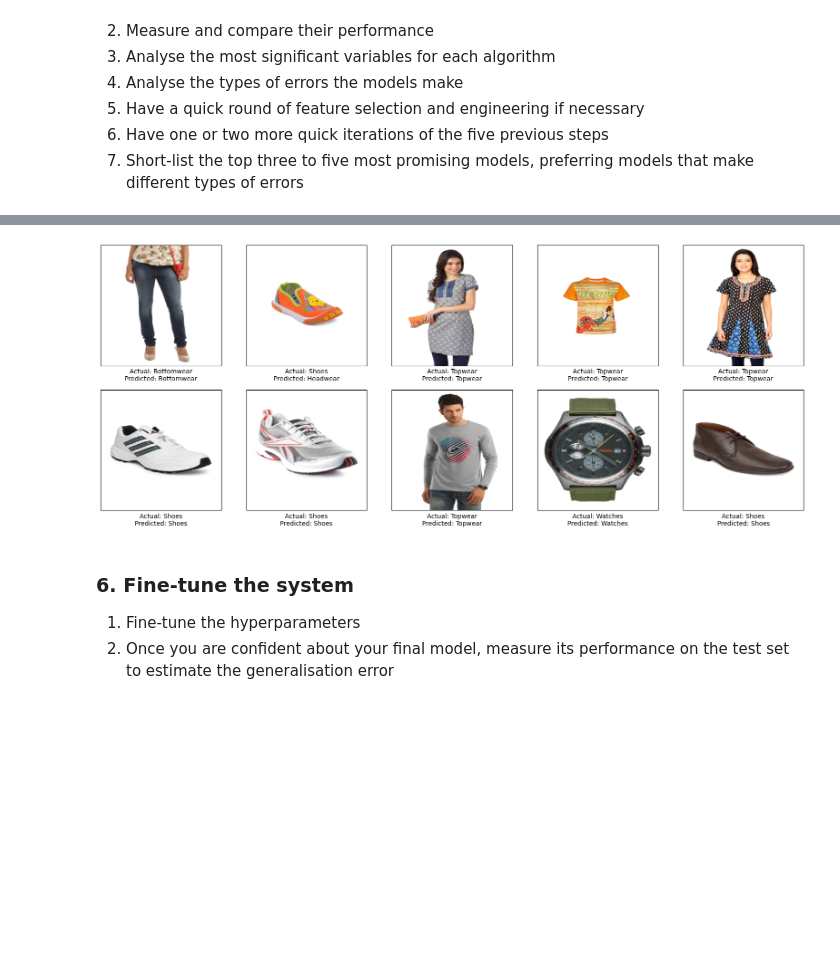
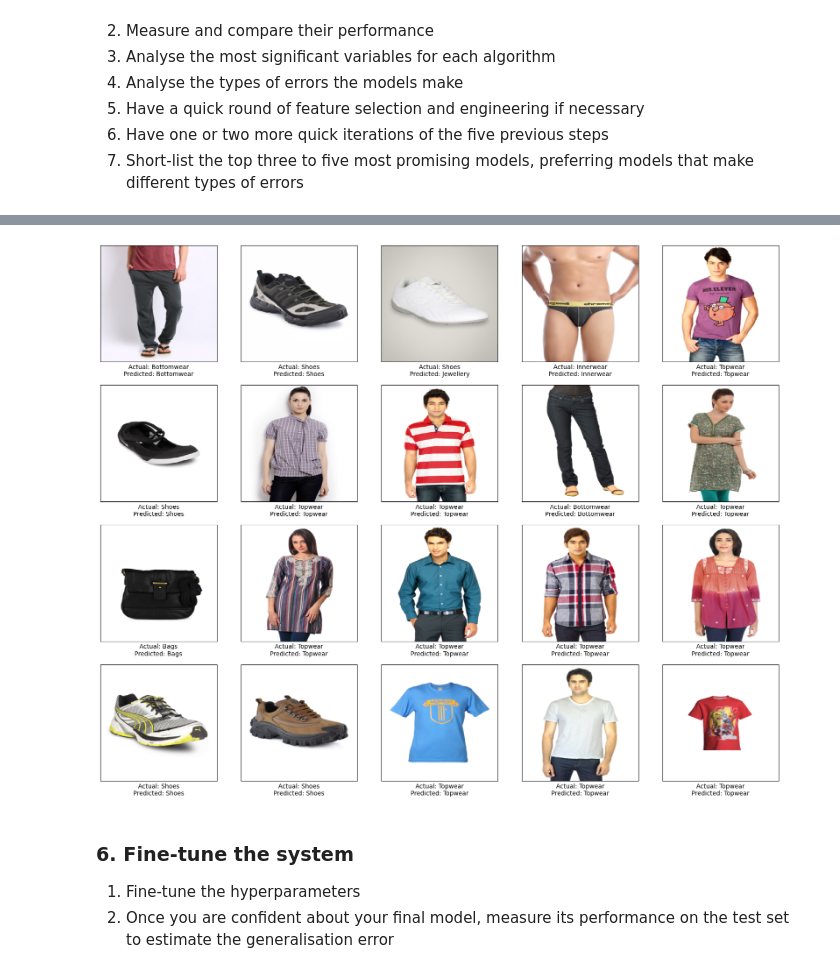
Before and after one commit to Sedilin/MAL1---Final-Project, a Jupyter notebook: 7. Final Group Project.ipynb, the cells around one changed output, grey strips where cells are left out. Saved outputs shown, nothing was run; the diff lists cells and outputs as text; code cells hidden in the pictures; blank space fills up the shorter version.

```diff
--- a/7. Final Group Project.ipynb
+++ b/7. Final Group Project.ipynb
@@ -95,7 +95,7 @@ def load_images(image_paths):
     return np.array(images)
 
 # Sample 2000 objects from the filtered dataset
-sampled_df = filtered_df.sample(n=2000, random_state=42)
+sampled_df = filtered_df.sample(n=5000, random_state=42)
 
 # Extract image paths and labels
 image_paths = sampled_df['image_path'].values
@@ -232,8 +233,6 @@ import tensorflow as tf
 model = tf.keras.Sequential([
     tf.keras.Input(shape=(224, 224, 3)),  # Start with the Input layer
     tf.keras.layers.Flatten(),
-    tf.keras.layers.Dense(128, activation='relu'),
-    tf.keras.layers.Dense(64, activation='relu'),
     tf.keras.layers.Dense(17)  # Assuming 17 output classes
 ])
 
@@ -241,5 +240,5 @@ model.compile(optimizer='adam',
               loss=tf.keras.losses.SparseCategoricalCrossentropy(from_logits=True),
               metrics=['accuracy'])
 # %%
-model.fit(train_images, train_labels_encoded, epochs=10)
+model.fit(train_images, train_labels_encoded, epochs=20)
 # %% [output]
@@ -281,26 +277,26 @@ predictions = probability_model.predict(test_images)
 # %%
 import matplotlib.pyplot as plt
 
 # Define class names based on the label mapping
 class_names = list(label_mapping.keys())
 
 def plot_image_predictions(images, labels, predictions, class_names, num_images=10):
     plt.figure(figsize=(20, 20))
     for i in range(min(num_images, len(images))):
         plt.subplot(5, 5, i + 1)
         plt.xticks([])
         plt.yticks([])
         plt.grid(False)
         plt.imshow(images[i], cmap=plt.cm.binary)
         actual_label = class_names[labels[i]]
         predicted_label = class_names[np.argmax(predictions[i])]
         plt.xlabel(f"Actual: {actual_label}\nPredicted: {predicted_label}")
     plt.show()
 
 # Plot the first 10 test images with their actual and predicted labels
-plot_image_predictions(test_images, test_labels_encoded, predictions, class_names, num_images=10)
+plot_image_predictions(test_images, test_labels_encoded, predictions, class_names, num_images=20)
 # %% [output]
-[figure, old version]
+[figure, new version]
 # %% [markdown]
 ### 6. Fine-tune the system
 1. Fine-tune the hyperparameters
```
Also changed, not shown: parts of 7 cells of this notebook.
